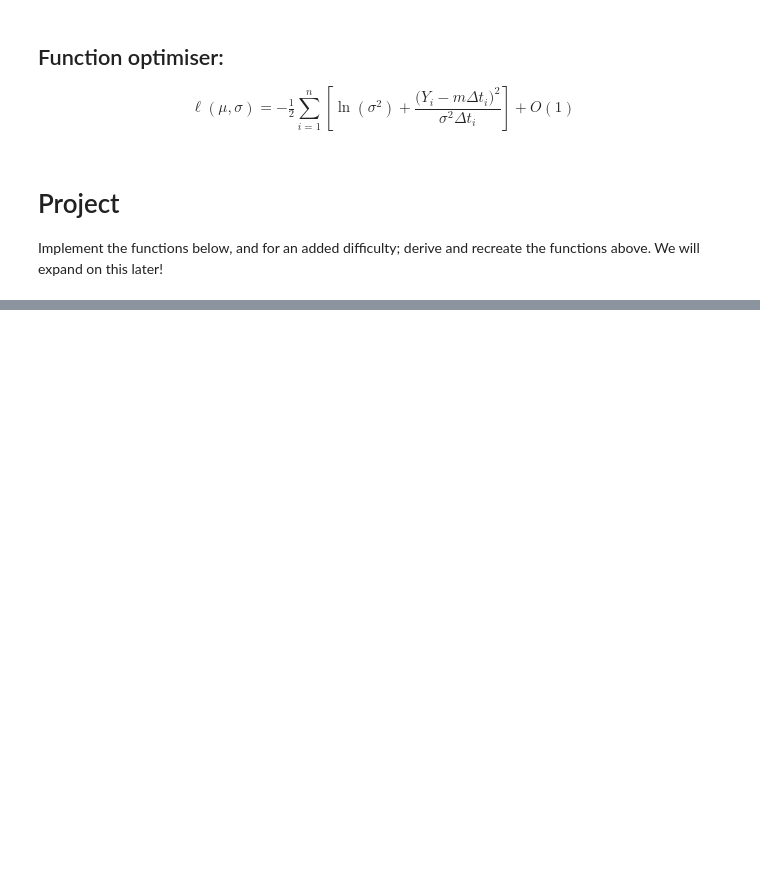
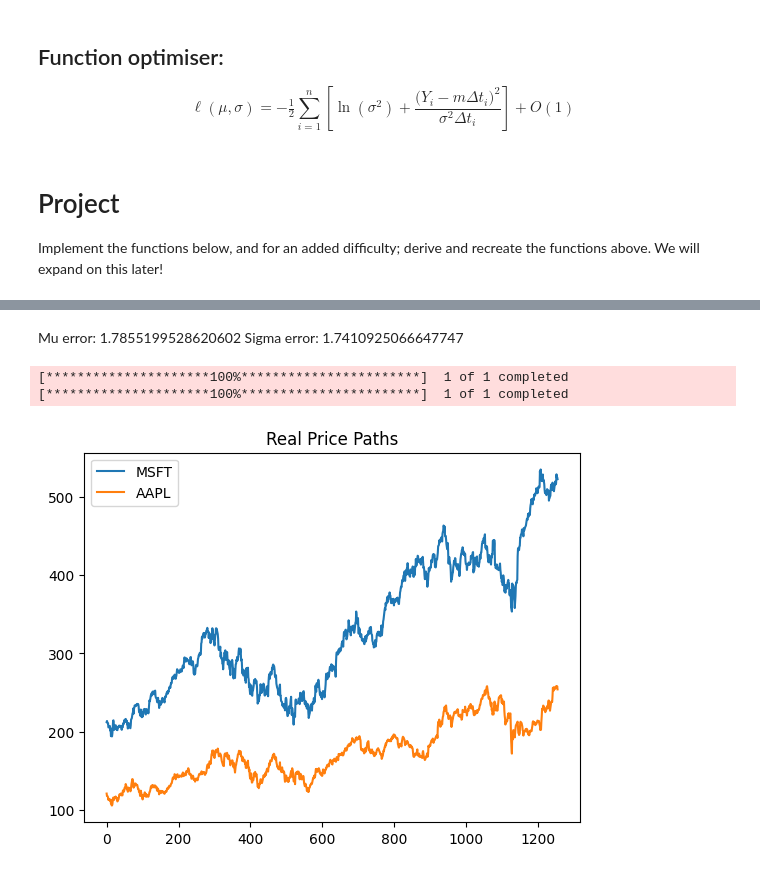
Before and after one commit to adamfowliee/EUITS, a Jupyter notebook: Workshop2/Parameter Optimisation.ipynb, the cells around one changed output, grey strips where cells are left out. Cells and saved outputs as stored; diff of their text form; code cells hidden in the pictures; blank space fills up the shorter version.

```diff
--- a/Workshop2/Parameter Optimisation.ipynb
+++ b/Workshop2/Parameter Optimisation.ipynb
@@ -178,0 +280,21 @@ def retrieve_equity_matrix(tickers: list[str]):
+# %% [markdown]
+Mu error: 1.7855199528620602
+Sigma error: 1.7410925066647747
+# %%
+START_DATE = '2020-10-10'
+END_DATE = '2025-10-10'
+tickers = ['MSFT', 'AAPL']
+
+for i, ticker in enumerate(tickers):
+
+    price_path = yf.download(ticker, start=START_DATE, end=END_DATE)['Close'].to_numpy().T[0]
+
+    plt.plot(price_path, label=ticker)
+
+plt.legend()
+plt.title("Real Price Paths")
+plt.show()
+# %% [output]
+[*********************100%***********************]  1 of 1 completed
+[*********************100%***********************]  1 of 1 completed
+[figure, added]
```
Also changed, not shown: parts of 3 cells of this notebook, 1 other file.
